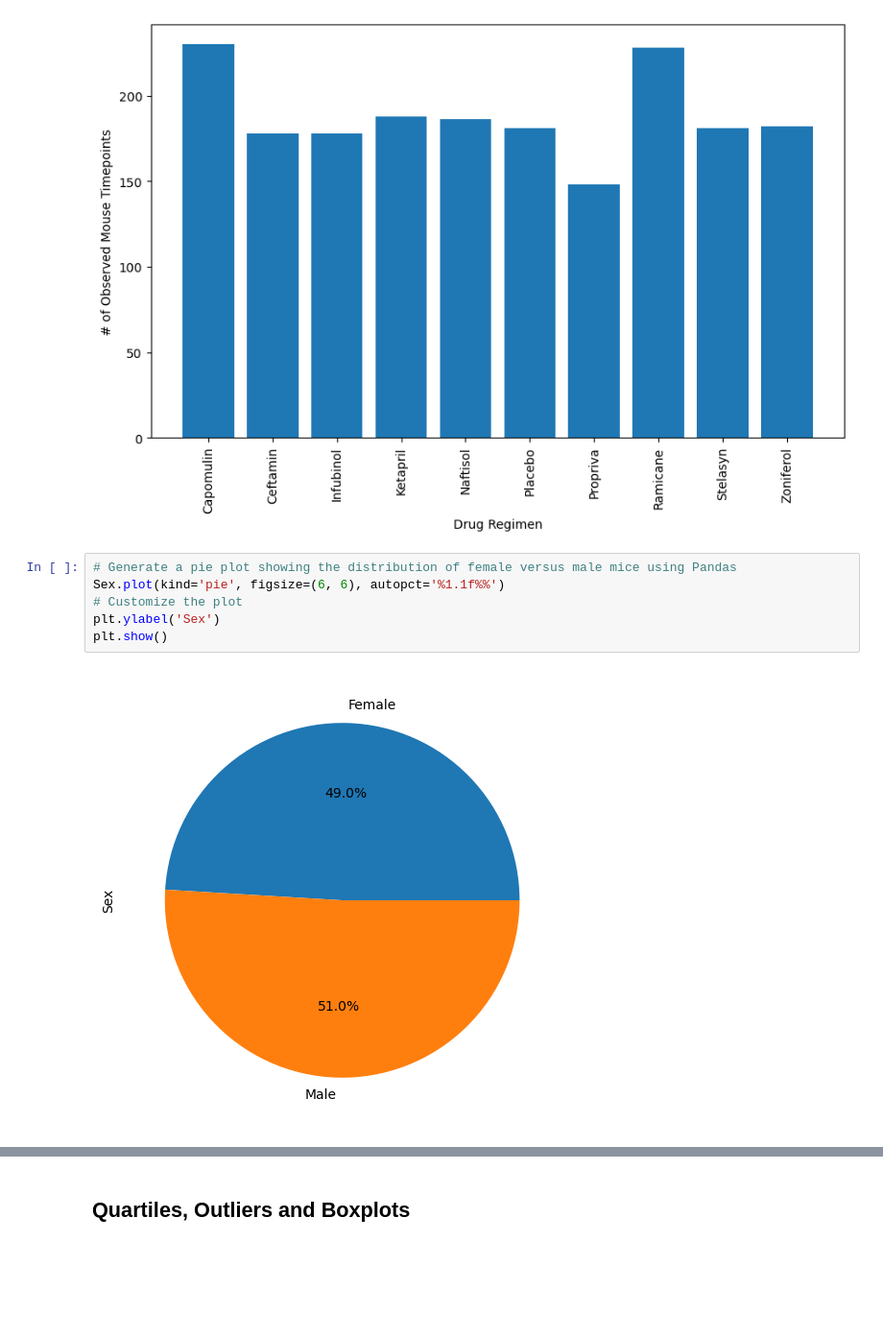
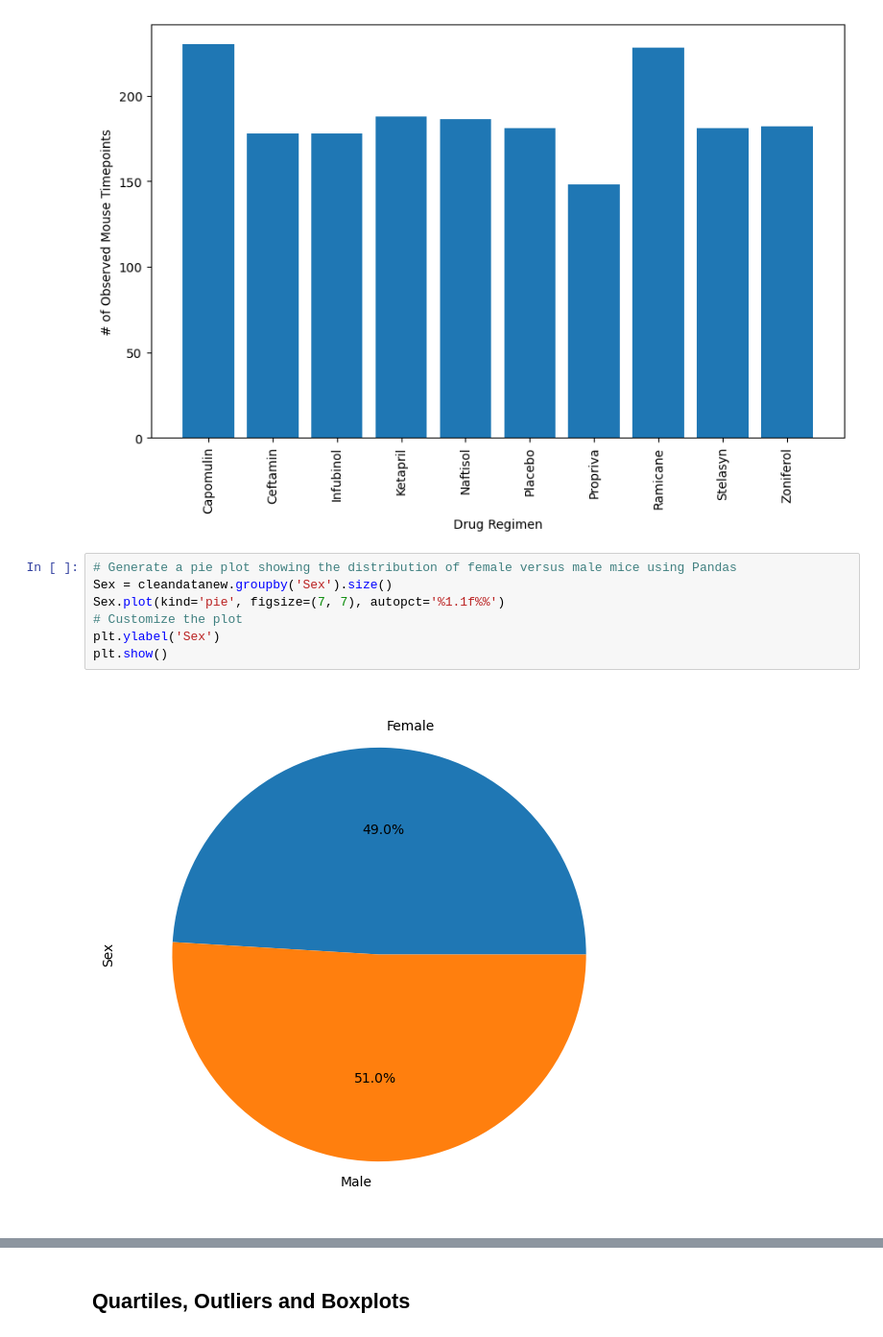
Before and after one commit to Shridhik/matplot-challenge, a Jupyter notebook: Pymaceuticals/pymaceuticals_starter.ipynb, the cells around one changed output, grey strips where cells are left out. Shown at 96% size. Saved outputs shown, nothing was run; the diff lists cells and outputs as text; blank space fills up the shorter version.

```diff
--- a/Pymaceuticals/pymaceuticals_starter.ipynb
+++ b/Pymaceuticals/pymaceuticals_starter.ipynb
@@ -197,12 +195,13 @@ plt.show()
 [figure]
 # %%
 # Generate a pie plot showing the distribution of female versus male mice using Pandas
-Sex.plot(kind='pie', figsize=(6, 6), autopct='%1.1f%%')
+Sex = cleandatanew.groupby('Sex').size()
+Sex.plot(kind='pie', figsize=(7, 7), autopct='%1.1f%%')
 # Customize the plot
 plt.ylabel('Sex')
 plt.show()
 # %% [output]
-[figure, old version]
+[figure, new version]
 # %%
 # Generate a pie plot showing the distribution of female versus male mice using pyplot
 # Generate a pie plot showing the distribution of female versus male mice using pyplot
```
Also changed, not shown: parts of 5 cells of this notebook.
